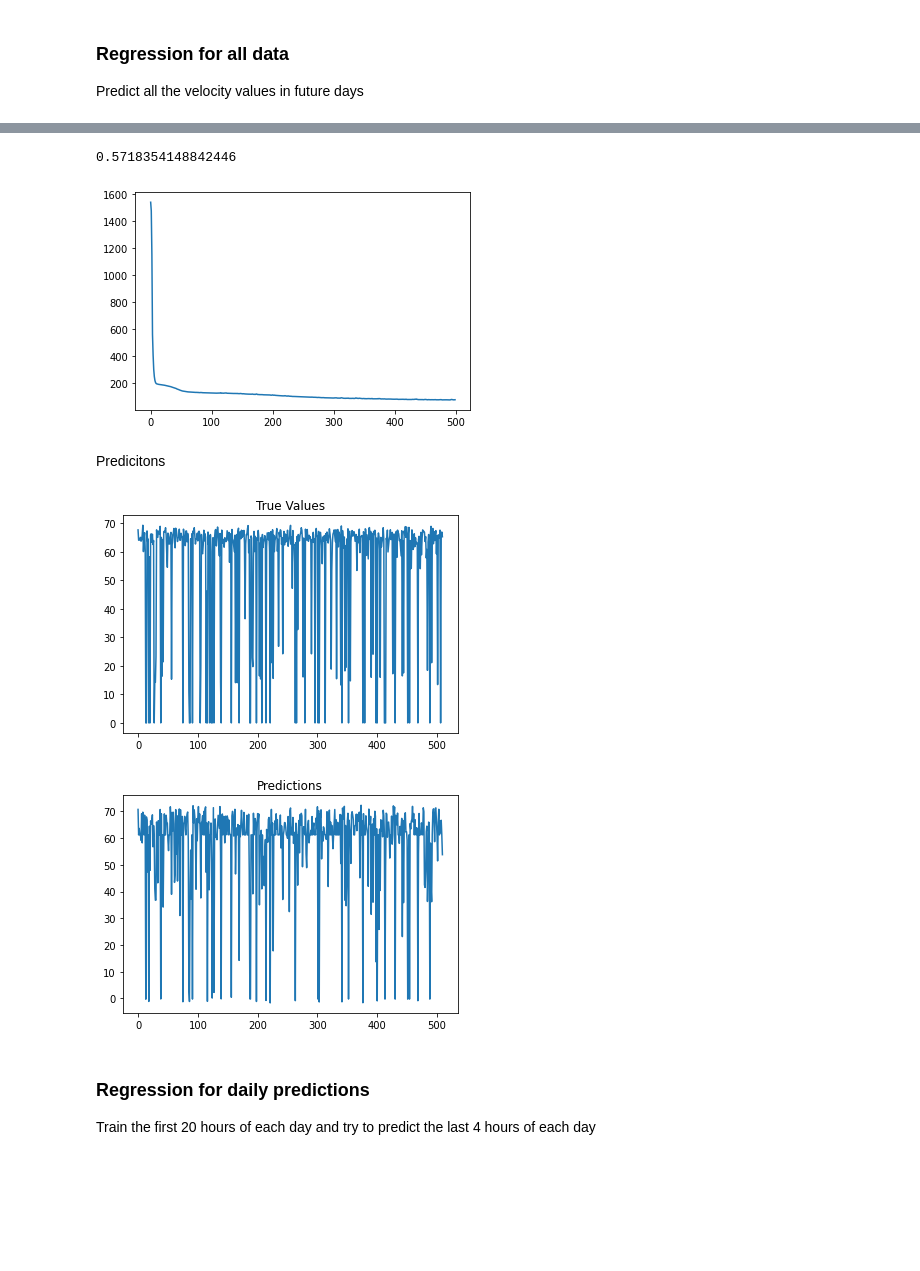
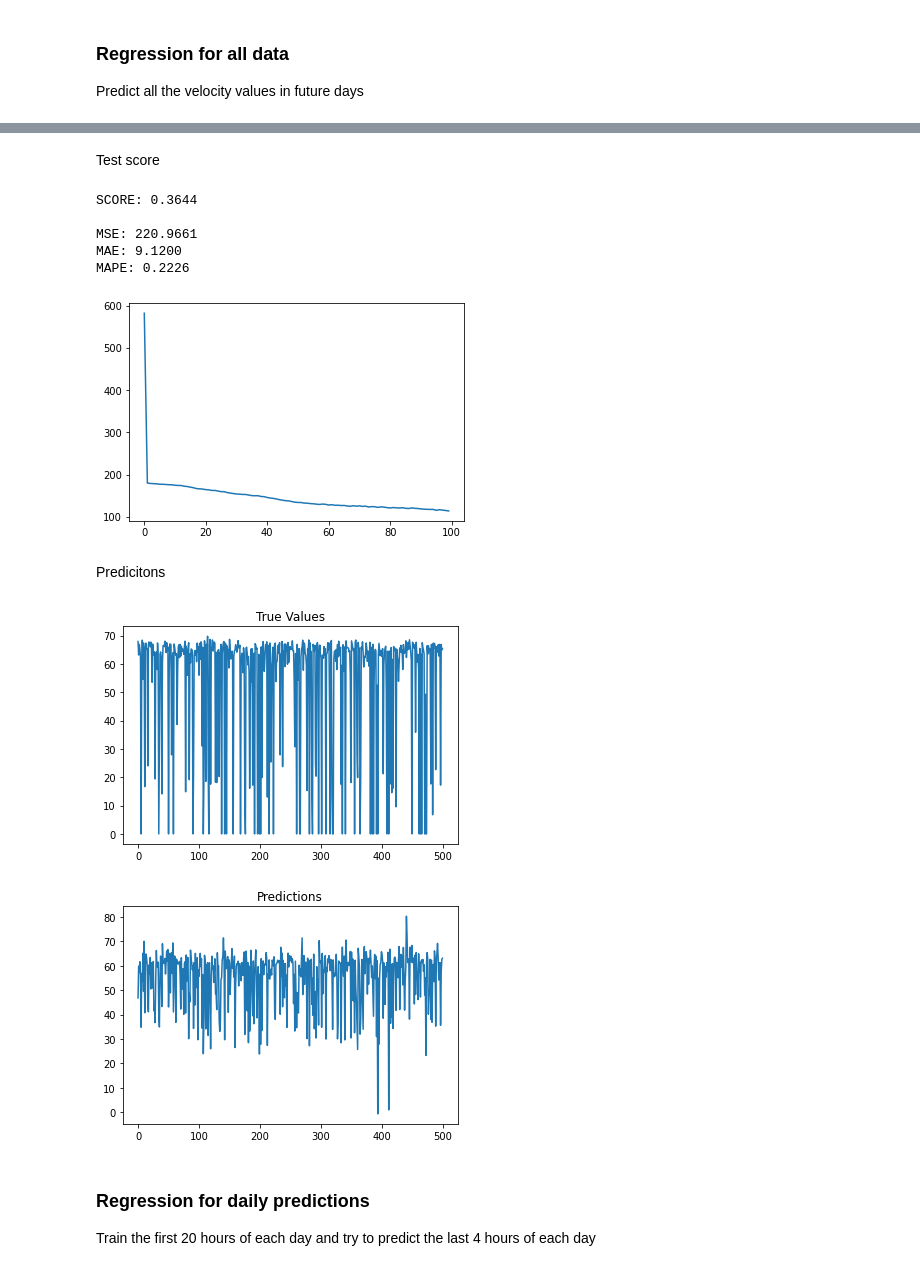
Before and after one commit to CristianBold4/LfN_project, a Jupyter notebook: NaivePredictors/TrafficRegressionPredictions.ipynb, the cells around one changed output, grey strips where cells are left out. Drawn from its saved outputs; the diff is of its cells as text; code cells hidden in the pictures; blank space fills up the shorter version.

Commit message:
added metrics in predictors

```diff
--- a/NaivePredictors/TrafficRegressionPredictions.ipynb
+++ b/NaivePredictors/TrafficRegressionPredictions.ipynb
@@ -102,6 +103,6 @@ X_scale = scaler.transform(X)
 #divide in train and set
 X_train, X_test, Y_train, Y_test = train_test_split(X_scale, Y, random_state=1)
 # %%
-regr = MLPRegressor(random_state=1, max_iter=500, hidden_layer_sizes=(3, 100, 200, 400, 208), solver='adam', n_iter_no_change=50, verbose=True)
+regr = MLPRegressor(random_state=1, max_iter=100, hidden_layer_sizes=(3, 100, 200, 400, 208), solver='adam', n_iter_no_change=50, verbose=True)
 regr.fit(X_train, Y_train)
 # %% [output]
@@ -126,29 +127,45 @@ MLPRegressor(hidden_layer_sizes=(3, 100, 200, 400, 208), max_iter=500,
              n_iter_no_change=50, random_state=1, verbose=True)
-# %%
-regr.score(X_test, Y_test)
-# %% [output]
-0.5718354148842446
+# %% [markdown]
+Test score
+# %%
+preds = regr.predict(X_test)
+
+score = regr.score(X_test, Y_test)
+mse = mean_squared_error(preds, Y_test)
+mae = mean_absolute_error(preds, Y_test)
+mape = mean_absolute_percentage_error(preds, Y_test)
+
+print(f'SCORE: {score:.4f}\n')
+print(f'MSE: {mse:.4f}')
+print(f'MAE: {mae:.4f}')
+print(f'MAPE: {mape:.4f}')
+# %% [output]
+SCORE: 0.3644
+
+MSE: 220.9661
+MAE: 9.1200
+MAPE: 0.2226
 # %%
 #plot loss curve
-plt.plot(np.arange(500), regr.loss_curve_)
+plt.plot(np.arange(100), regr.loss_curve_)
 plt.show()
 # %% [output]
-[figure, old version]
+[figure, new version]
 # %% [markdown]
 Predicitons
 # %%
 predictions = regr.predict(X_test)
 
-plt.plot(np.arange(predictions.shape[0]), Y_test[:,0], label='True values')
+plt.plot(np.arange(500), Y_test[:500,0], label='True values')
 plt.title('True Values')
 plt.show()
 
-plt.plot(np.arange(predictions.shape[0]), predictions[:,0], label='Predictions')
+plt.plot(np.arange(500), predictions[:500,0], label='Predictions')
 plt.title('Predictions')
 plt.show()
 # %% [output]
-[figure, old version]
+[figure, new version]
-[figure, old version]
+[figure, new version]
 # %% [markdown]
 ### Regression for daily predictions
 
```
Also changed, not shown: parts of 6 cells of this notebook, 1 other file.
